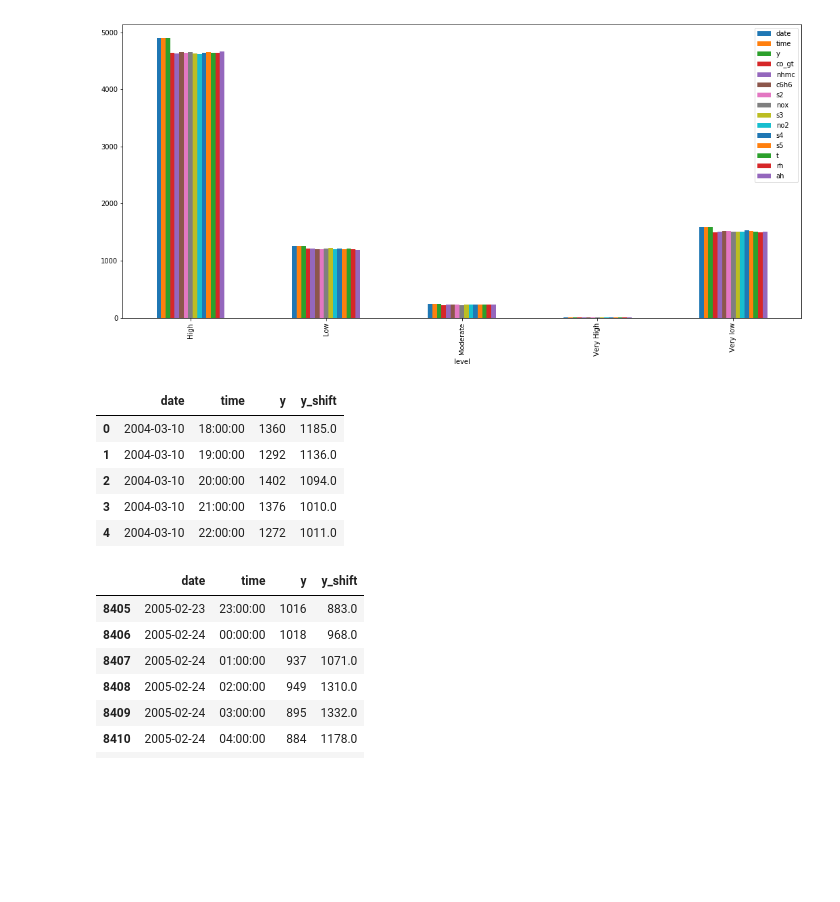
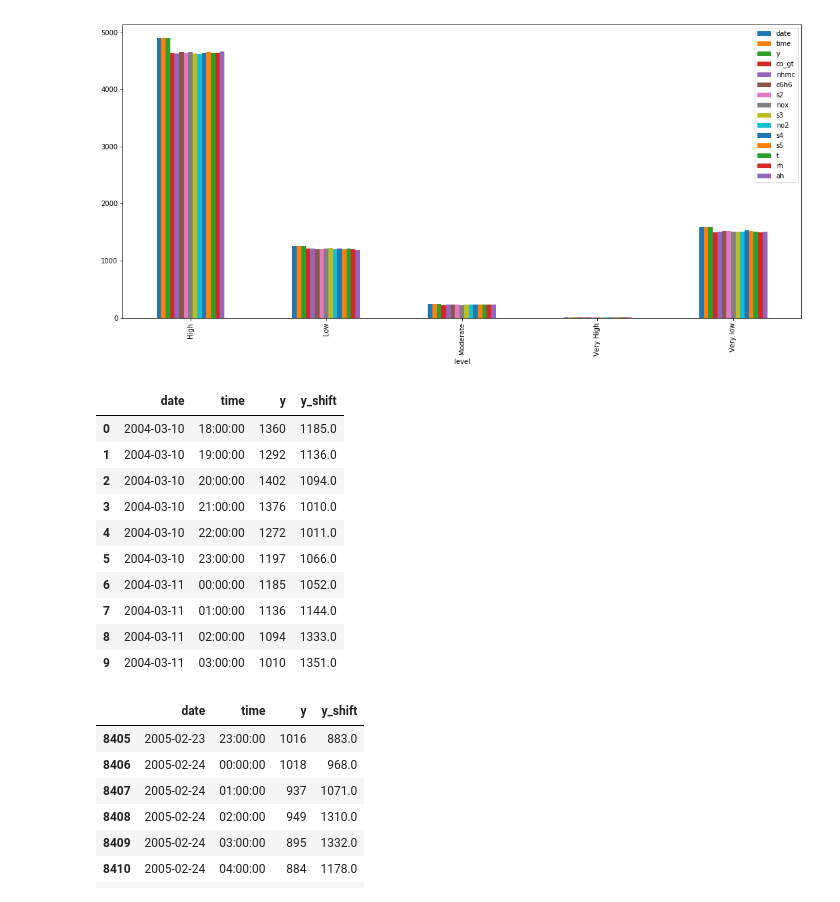
Before and after one commit to DuongVu39/Code_Challenge, a Jupyter notebook: src/task2/Task2.ipynb, the cells around one changed output. Drawn from its saved outputs; the diff is of its cells as text; code cells hidden in the pictures; blank space fills up the shorter version.

```diff
--- a/src/task2/Task2.ipynb
+++ b/src/task2/Task2.ipynb
@@ -166,14 +159,19 @@ pollution.groupby('level').count().plot(kind='bar', ax=ax)
 # Create column contains value of 6 hours later:
 pollution["y_shift"] = pollution[['time','y']]['y'].transform(lambda g: g.shift(periods=-6))
 # %%
-pollution[['date','time','y',"y_shift"]].head()
+pollution[['date','time','y',"y_shift"]].head(10)
 # %% [output]
 |  | date | time | y | y_shift |
 | 0 | 2004-03-10 | 18:00:00 | 1360 | 1185.0 |
 | 1 | 2004-03-10 | 19:00:00 | 1292 | 1136.0 |
 | 2 | 2004-03-10 | 20:00:00 | 1402 | 1094.0 |
 | 3 | 2004-03-10 | 21:00:00 | 1376 | 1010.0 |
 | 4 | 2004-03-10 | 22:00:00 | 1272 | 1011.0 |
+| 5 | 2004-03-10 | 23:00:00 | 1197 | 1066.0 |
+| 6 | 2004-03-11 | 00:00:00 | 1185 | 1052.0 |
+| 7 | 2004-03-11 | 01:00:00 | 1136 | 1144.0 |
+| 8 | 2004-03-11 | 02:00:00 | 1094 | 1333.0 |
+| 9 | 2004-03-11 | 03:00:00 | 1010 | 1351.0 |
 # %%
 #Drop last 6 rows:
 pollution.drop(pollution.tail(6).index,inplace=True)
```
Also changed, not shown: parts of 13 cells of this notebook, 1 other file.
